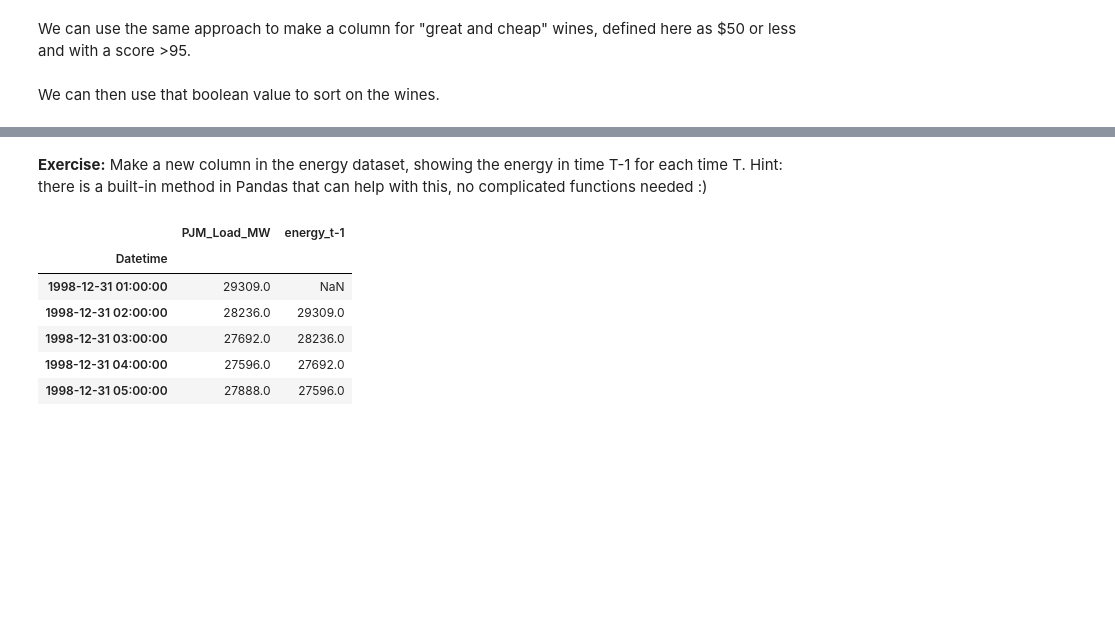
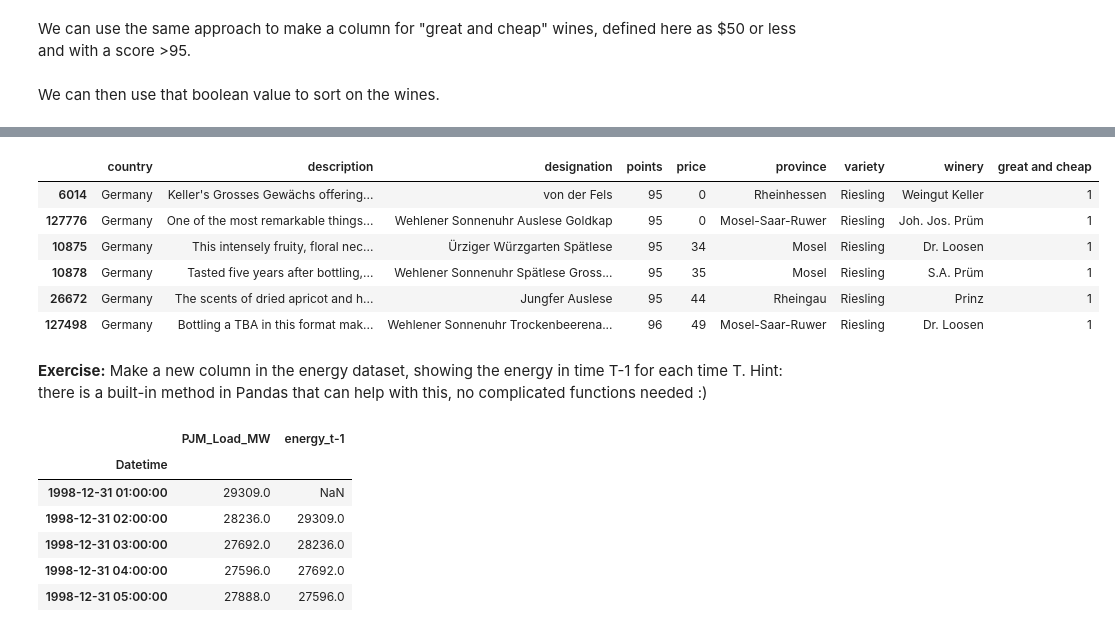
Before and after one commit to MaCoZu/dsr, a Jupyter notebook: DSR_Pandas/3. Data Cleaning & Manipulation-answers.ipynb, the cells around one changed output, grey strips where cells are left out. Cells and saved outputs as stored; diff of their text form; code cells hidden in the pictures; blank space fills up the shorter version.

```diff
--- a/DSR_Pandas/3. Data Cleaning & Manipulation-answers.ipynb
+++ b/DSR_Pandas/3. Data Cleaning & Manipulation-answers.ipynb
@@ -200,3 +192,17 @@ wine.loc[wine.loc[:, 'great and cheap']==1]
+# %%
+cheap_great = wine.loc[wine.loc[:, 'great and cheap']==1]
+
+cheap_great[cheap_great.country=='Germany']\
+    .loc[:, ~cheap_great.columns.isin(['index', 'region_1', 'region_2'])]\
+    .sort_values(by=['price', 'points'], ascending=[True, False])
+# %% [output]
+|  | country | description | designation | points | price | province | variety | winery | great and cheap |
+| 6014 | Germany | Keller's Grosses Gewächs offering... | von der Fels | 95 | 0 | Rheinhessen | Riesling | Weingut Keller | 1 |
+| 127776 | Germany | One of the most remarkable things... | Wehlener Sonnenuhr Auslese Goldkap | 95 | 0 | Mosel-Saar-Ruwer | Riesling | Joh. Jos. Prüm | 1 |
+| 10875 | Germany | This intensely fruity, floral nec... | Ürziger Würzgarten Spätlese | 95 | 34 | Mosel | Riesling | Dr. Loosen | 1 |
+| 10878 | Germany | Tasted five years after bottling,... | Wehlener Sonnenuhr Spätlese Gross... | 95 | 35 | Mosel | Riesling | S.A. Prüm | 1 |
+| 26672 | Germany | The scents of dried apricot and h... | Jungfer Auslese | 95 | 44 | Rheingau | Riesling | Prinz | 1 |
+| 127498 | Germany | Bottling a TBA in this format mak... | Wehlener Sonnenuhr Trockenbeerena... | 96 | 49 | Mosel-Saar-Ruwer | Riesling | Dr. Loosen | 1 |
 # %% [markdown]
 **Exercise:** Make a new column in the energy dataset, showing the energy in time T-1 for each time T. Hint: there is a built-in method in Pandas that can help with this, no complicated functions needed :)
 # %%
```
Also changed, not shown: parts of 17 cells of this notebook, 1 other file.
